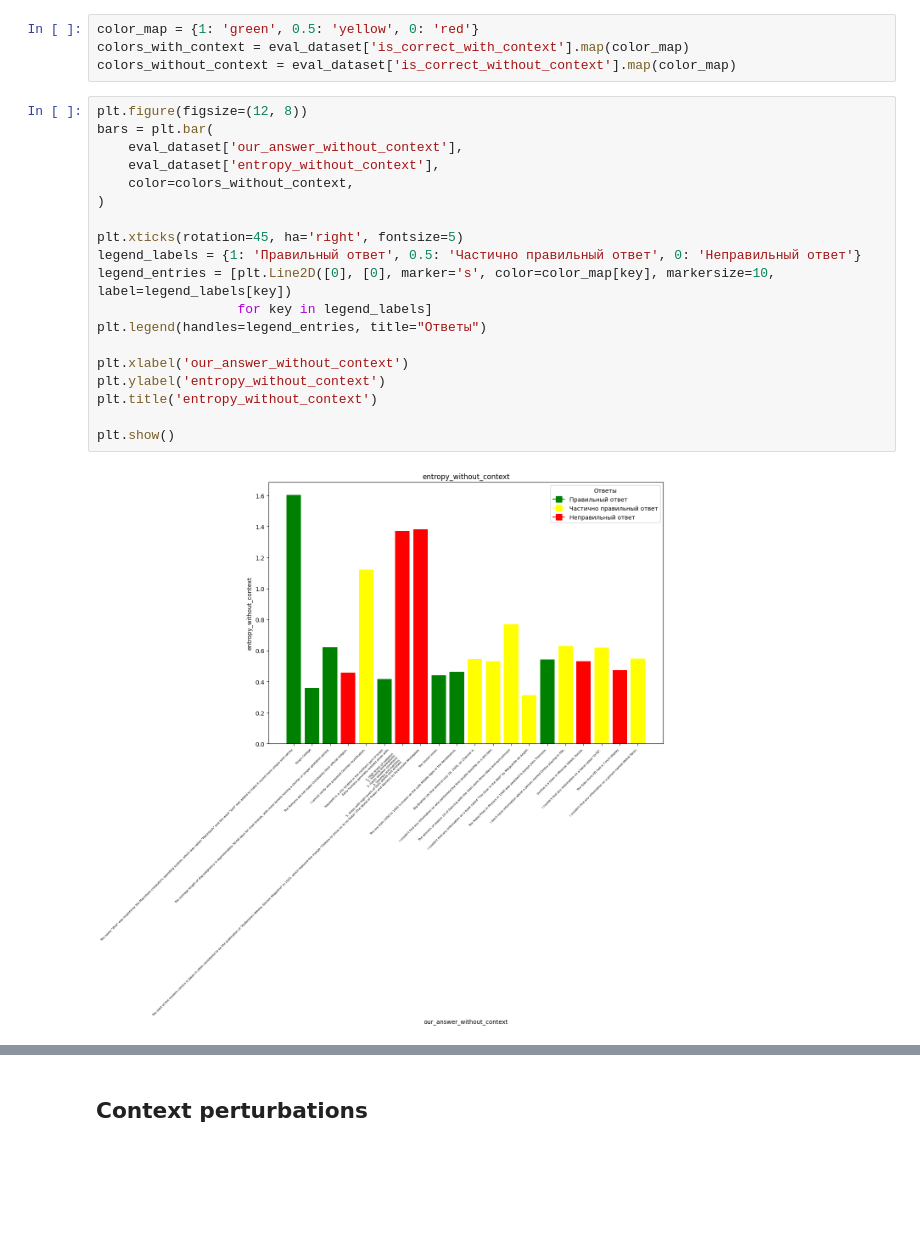
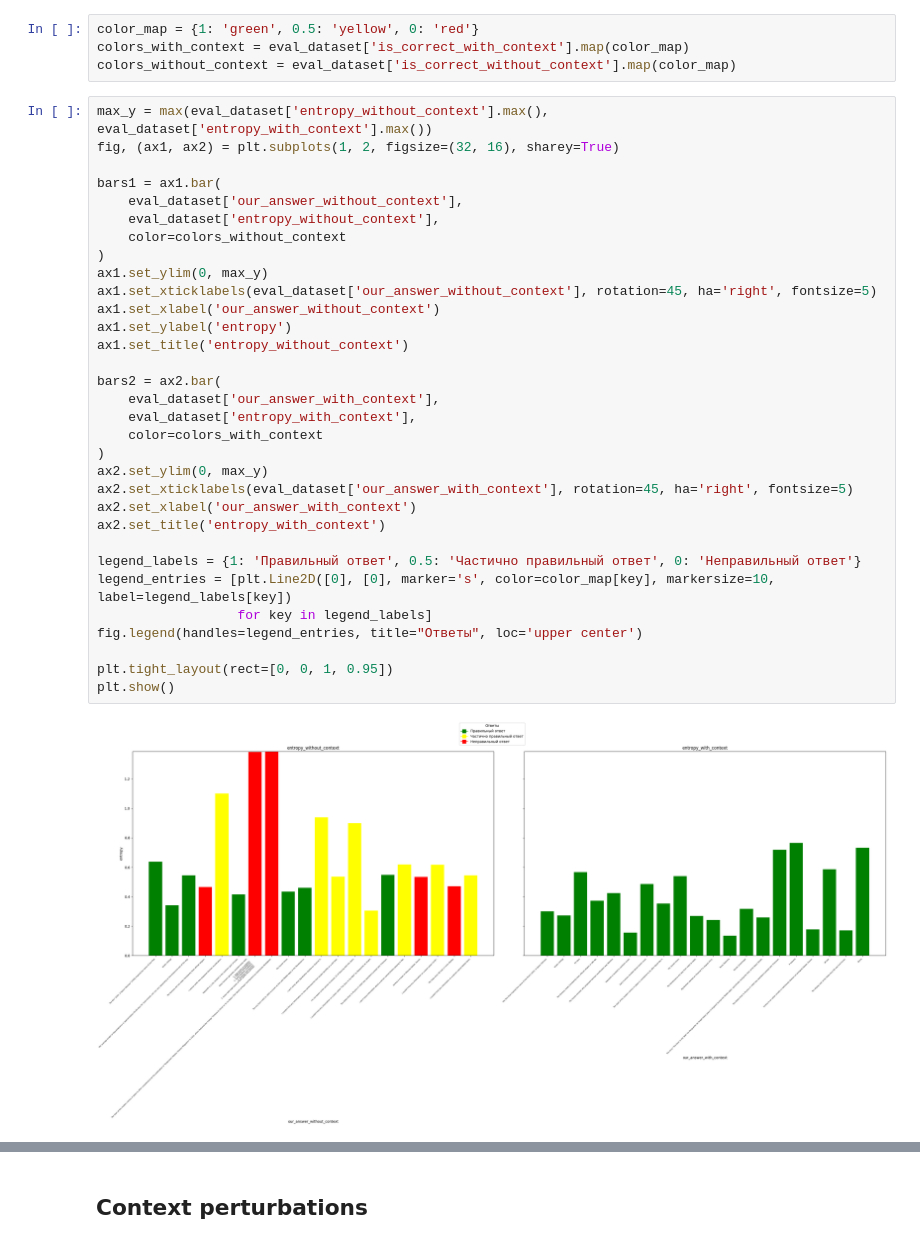
Before and after one commit to sashaboriskin/rag_routing, a Jupyter notebook: comparing_ue.ipynb, the cells around one changed output, grey strips where cells are left out. Cells and saved outputs as stored; diff of their text form; blank space fills up the shorter version.

Commit message:
fix ue graphs with not scaled axis. also add nq dataset preprocessing

```diff
--- a/comparing_ue.ipynb
+++ b/comparing_ue.ipynb
@@ -142,24 +144,37 @@ color_map = {1: 'green', 0.5: 'yellow', 0: 'red'}
 colors_with_context = eval_dataset['is_correct_with_context'].map(color_map)
 colors_without_context = eval_dataset['is_correct_without_context'].map(color_map)
 # %%
-plt.figure(figsize=(12, 8))
-bars = plt.bar(
+max_y = max(eval_dataset['entropy_without_context'].max(), eval_dataset['entropy_with_context'].max())
+fig, (ax1, ax2) = plt.subplots(1, 2, figsize=(32, 16), sharey=True)
+
+bars1 = ax1.bar(
     eval_dataset['our_answer_without_context'],
     eval_dataset['entropy_without_context'],
-    color=colors_without_context,
+    color=colors_without_context
 )
+ax1.set_ylim(0, max_y)
+ax1.set_xticklabels(eval_dataset['our_answer_without_context'], rotation=45, ha='right', fontsize=5)
+ax1.set_xlabel('our_answer_without_context')
+ax1.set_ylabel('entropy')
+ax1.set_title('entropy_without_context')
 
-plt.xticks(rotation=45, ha='right', fontsize=5)
+bars2 = ax2.bar(
+    eval_dataset['our_answer_with_context'],
+    eval_dataset['entropy_with_context'],
+    color=colors_with_context
+)
+ax2.set_ylim(0, max_y)
+ax2.set_xticklabels(eval_dataset['our_answer_with_context'], rotation=45, ha='right', fontsize=5)
+ax2.set_xlabel('our_answer_with_context')
+ax2.set_title('entropy_with_context')
+
 legend_labels = {1: 'Правильный ответ', 0.5: 'Частично правильный ответ', 0: 'Неправильный ответ'}
 legend_entries = [plt.Line2D([0], [0], marker='s', color=color_map[key], markersize=10, label=legend_labels[key])
                   for key in legend_labels]
-plt.legend(handles=legend_entries, title="Ответы")
+fig.legend(handles=legend_entries, title="Ответы", loc='upper center')
 
-plt.xlabel('our_answer_without_context')
-plt.ylabel('entropy_without_context')
-plt.title('entropy_without_context')
-
+plt.tight_layout(rect=[0, 0, 1, 0.95])
 plt.show()
 # %% [output]
-[figure, old version]
+[figure, new version]
 # %%
```
Also changed, not shown: parts of 22 cells of this notebook.
